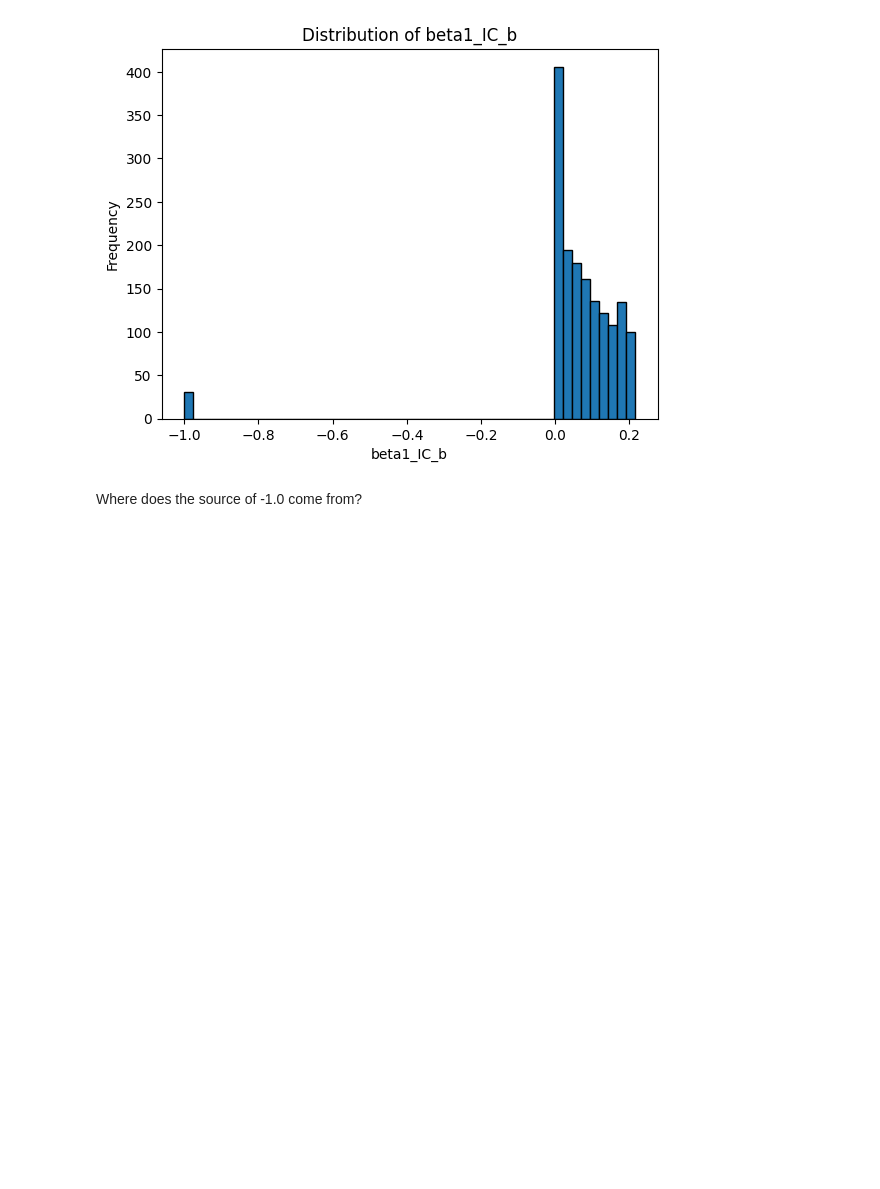
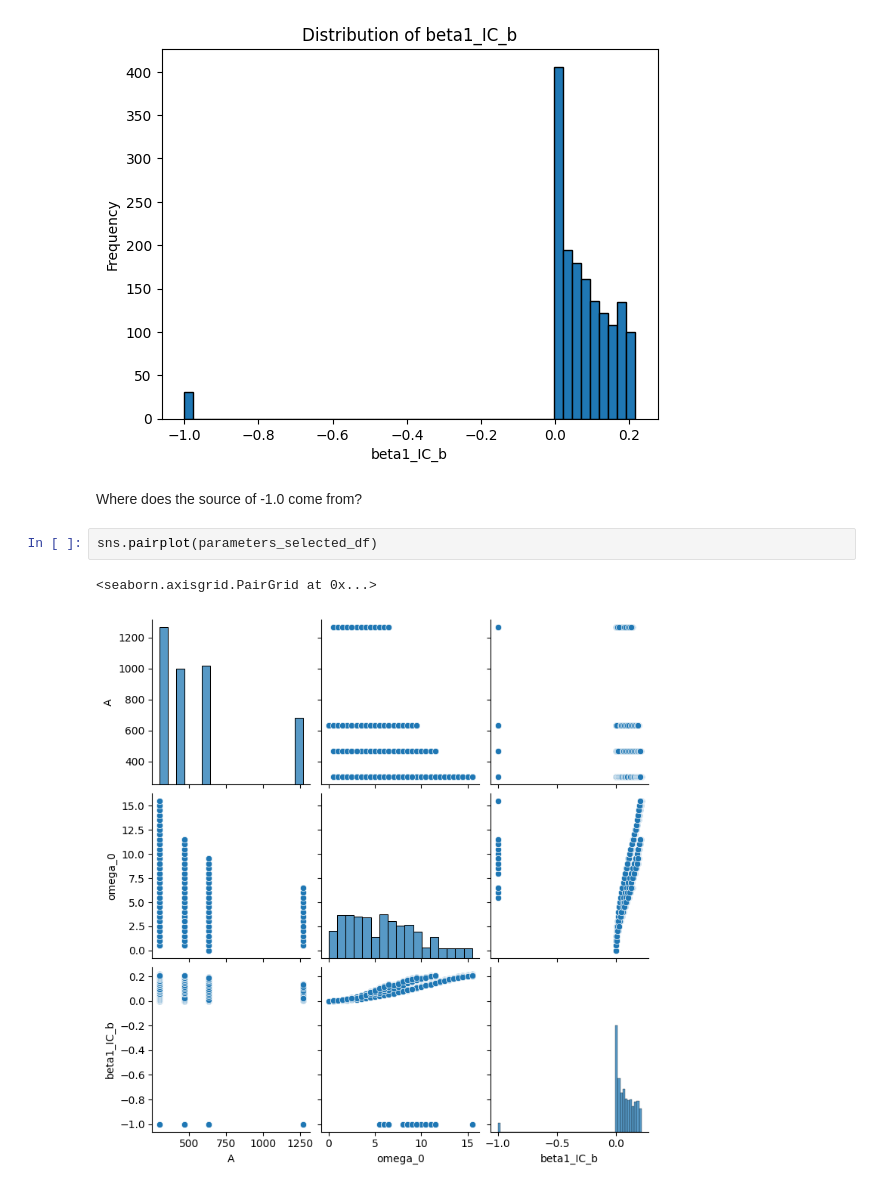
Before and after one commit to the-tarin/gw-generative-models, a Jupyter notebook: analysis/parameter_analysis.ipynb, the cells around one changed output. Saved outputs shown, nothing was run; the diff lists cells and outputs as text; blank space fills up the shorter version.

```diff
--- a/analysis/parameter_analysis.ipynb
+++ b/analysis/parameter_analysis.ipynb
@@ -72,3 +74,8 @@ plt.show()
 [figure]
 # %% [markdown]
 Where does the source of -1.0 come from?
+# %%
+sns.pairplot(parameters_selected_df)
+# %% [output]
+<seaborn.axisgrid.PairGrid at 0x...>
+[figure, added]
```
Also changed, not shown: parts of 1 cell of this notebook, 1 other file.
